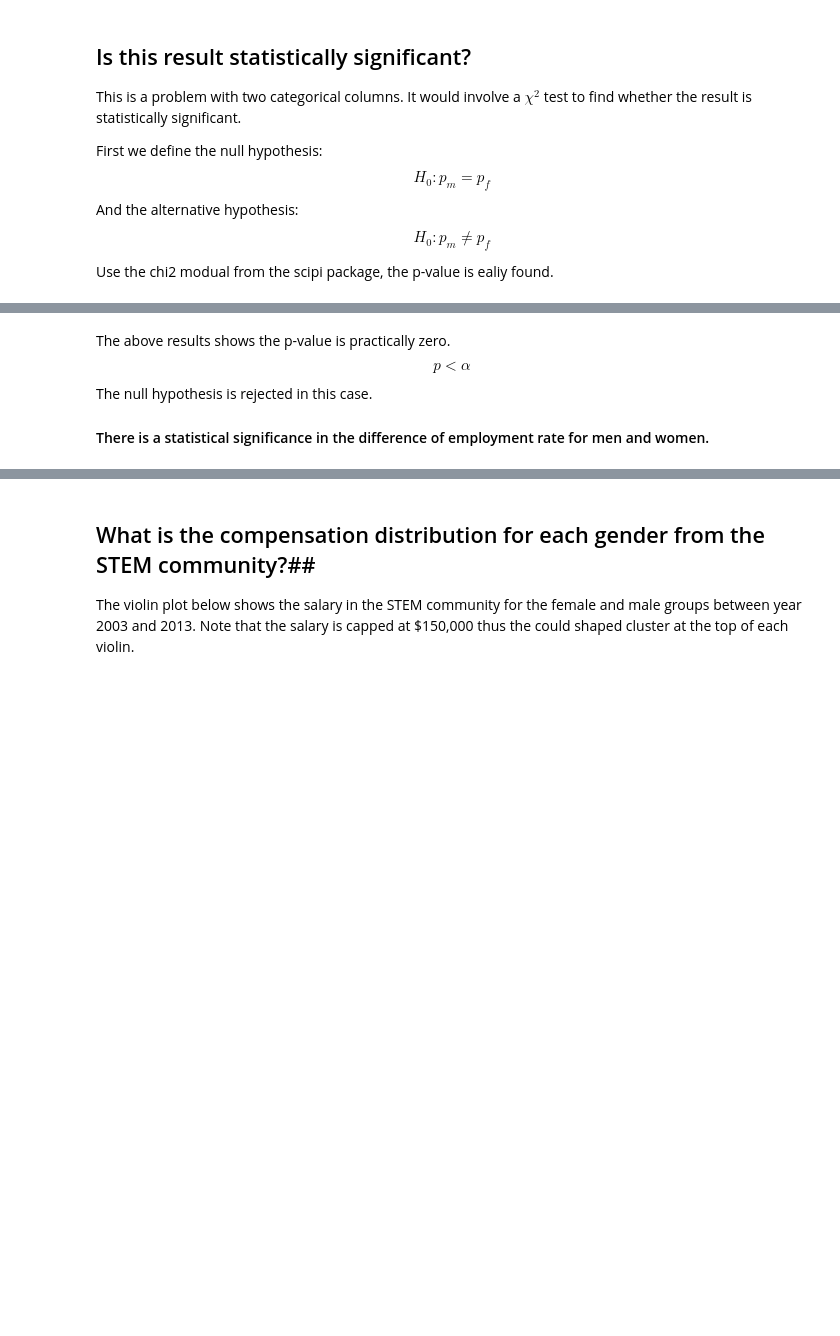
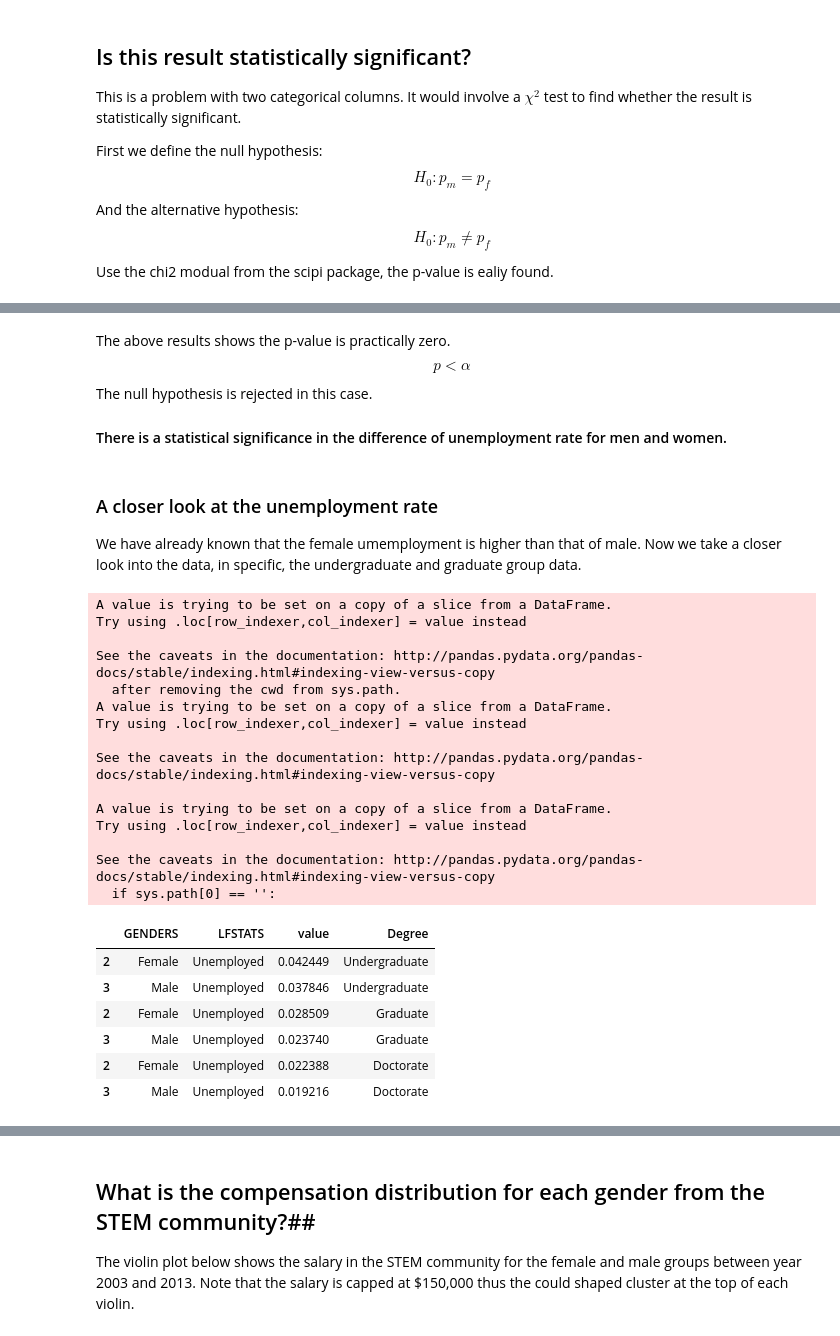
Before and after one commit to shuojiashi/women_in_stem, a Jupyter notebook: notebooks/Female_STEM_career_stats.ipynb, the cells around one changed output, grey strips where cells are left out. Drawn from its saved outputs; the diff is of its cells as text; code cells hidden in the pictures; blank space fills up the shorter version.

```diff
--- a/notebooks/Female_STEM_career_stats.ipynb
+++ b/notebooks/Female_STEM_career_stats.ipynb
@@ -158,4 +180,46 @@ p-value: 4.2314686514568015e-169
 The above results shows the p-value is practically zero.
 $$p < \alpha $$
 The null hypothesis is rejected in this case.
-#### There is a statistical significance in the difference of employment rate for men and women.
+#### There is a statistical significance in the difference of unemployment rate for men and women.
+# %% [markdown]
+### A closer look at the unemployment rate ###
+
+We have already known that the female umemployment is higher than that of male. Now we take a closer look into the data, in specific, the undergraduate and graduate group data.
+# %%
+employ_ug = df_undergraduate.groupby('GENDERS')['LFSTATS'].value_counts(normalize=True).unstack()
+employ_ug_melt = pd.melt(employ_ug.reset_index(), id_vars ='GENDERS')
+employed_ug_melt_e = employ_ug_melt[employ_ug_melt['LFSTATS']=='Unemployed']
+employed_ug_melt_e['Degree'] = 'Undergraduate'
+employ_gr = df_graduate.groupby('GENDERS')['LFSTATS'].value_counts(normalize=True).unstack()
+employ_gr_melt = pd.melt(employ_gr.reset_index(), id_vars ='GENDERS')
+employed_gr_melt_e = employ_gr_melt[employ_gr_melt['LFSTATS']=='Unemployed']
+employed_gr_melt_e['Degree'] = 'Graduate'
+employ_dr = df_dr.groupby('GENDERS')['LFSTATS'].value_counts(normalize=True).unstack()
+employ_dr_melt = pd.melt(employ_dr.reset_index(), id_vars ='GENDERS')
+employed_dr_melt_e = employ_dr_melt[employ_dr_melt['LFSTATS']=='Unemployed']
+employed_dr_melt_e['Degree'] = 'Doctorate'
+employed_new = pd.concat([employed_ug_melt_e,employed_gr_melt_e,employed_dr_melt_e])
+employed_new
+# %% [output]
+A value is trying to be set on a copy of a slice from a DataFrame.
+Try using .loc[row_indexer,col_indexer] = value instead
+
+See the caveats in the documentation: http://pandas.pydata.org/pandas-docs/stable/indexing.html#indexing-view-versus-copy
+  after removing the cwd from sys.path.
+A value is trying to be set on a copy of a slice from a DataFrame.
+Try using .loc[row_indexer,col_indexer] = value instead
+
+See the caveats in the documentation: http://pandas.pydata.org/pandas-docs/stable/indexing.html#indexing-view-versus-copy
+
+A value is trying to be set on a copy of a slice from a DataFrame.
+Try using .loc[row_indexer,col_indexer] = value instead
+
+See the caveats in the documentation: http://pandas.pydata.org/pandas-docs/stable/indexing.html#indexing-view-versus-copy
+  if sys.path[0] == '':
+|  | GENDERS | LFSTATS | value | Degree |
+| 2 | Female | Unemployed | 0.042449 | Undergraduate |
+| 3 | Male | Unemployed | 0.037846 | Undergraduate |
+| 2 | Female | Unemployed | 0.028509 | Graduate |
+| 3 | Male | Unemployed | 0.023740 | Graduate |
+| 2 | Female | Unemployed | 0.022388 | Doctorate |
+| 3 | Male | Unemployed | 0.019216 | Doctorate |
```
Also changed, not shown: parts of 19 cells of this notebook.
